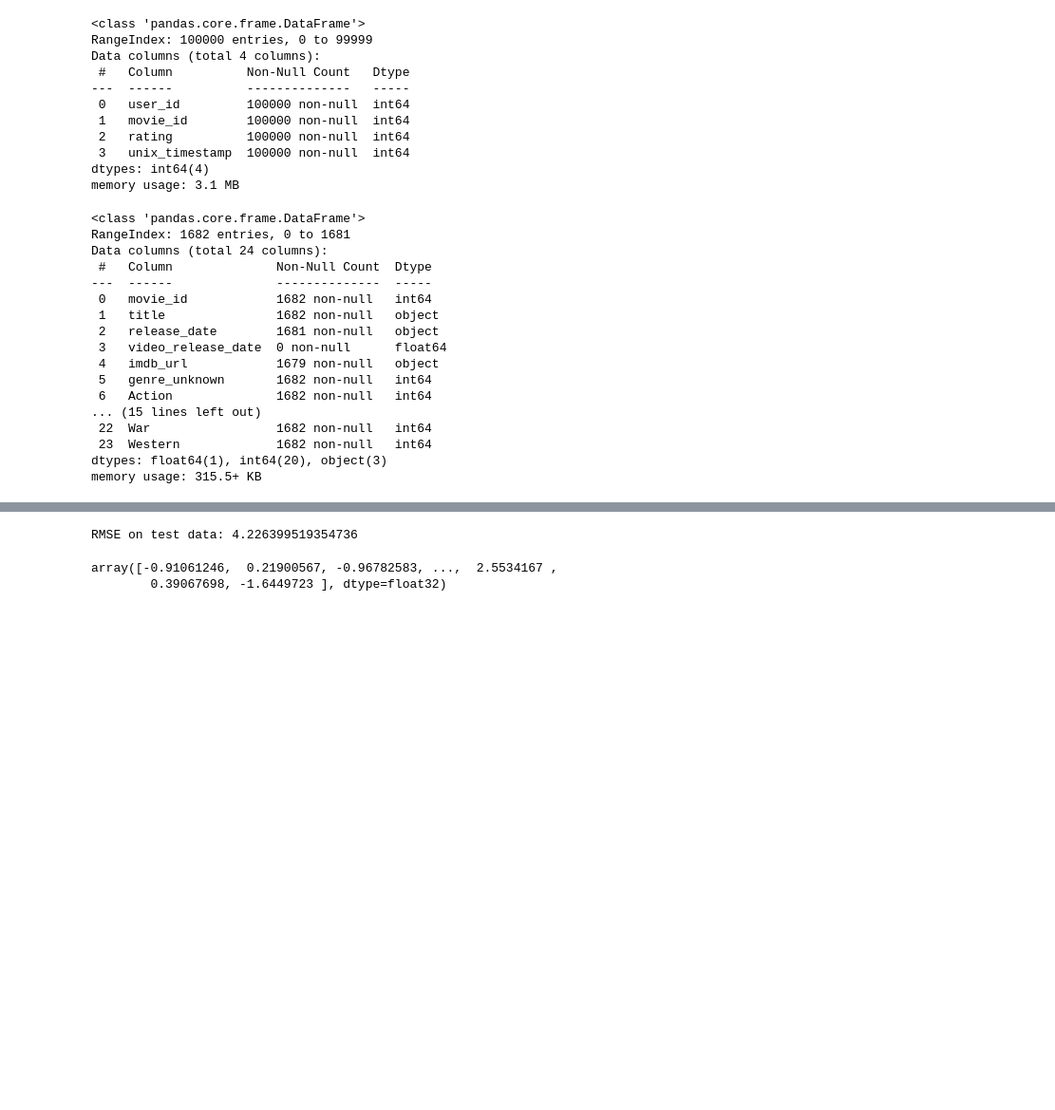
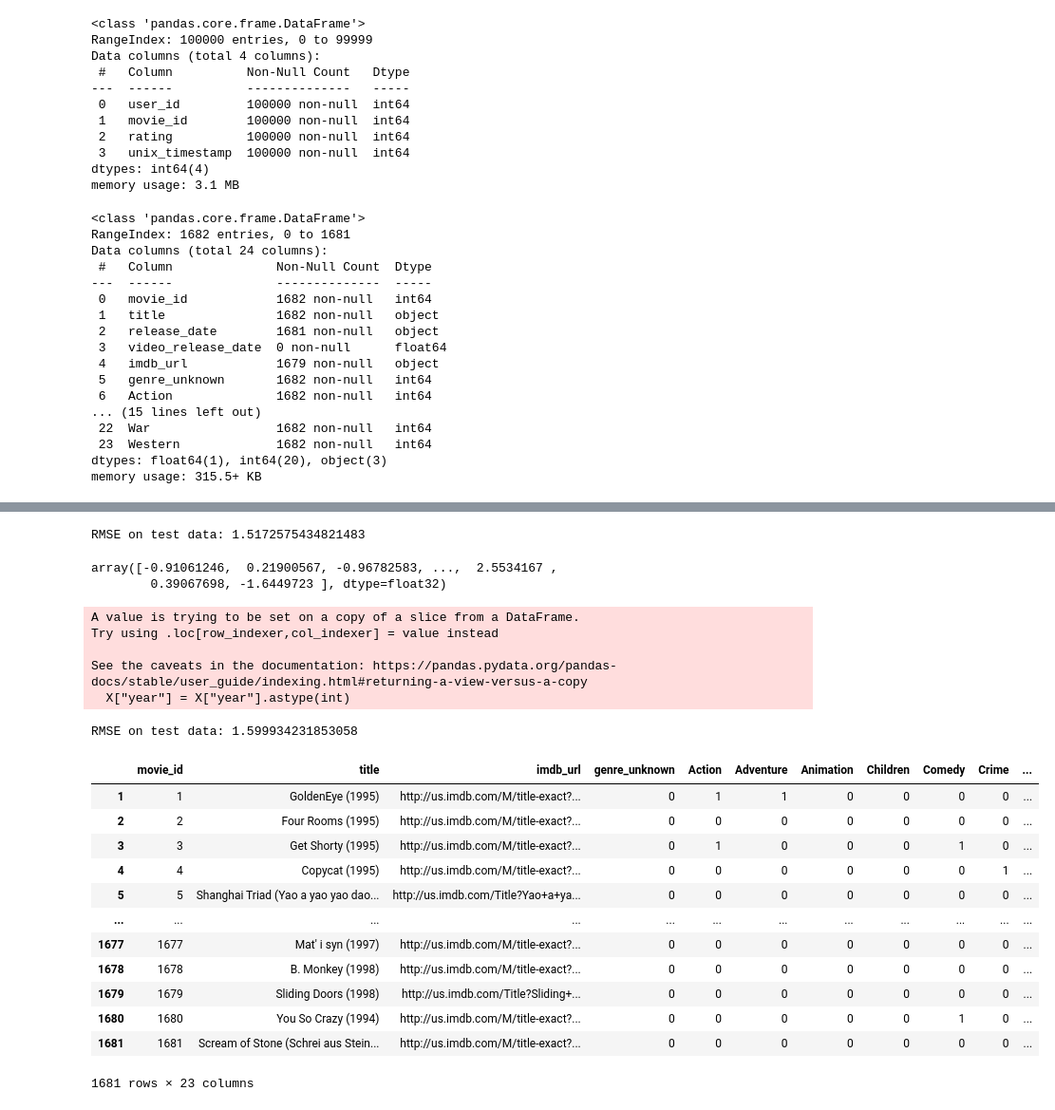
Before and after one commit to Kkhokho/Movie_Recommendation_System, a Jupyter notebook: Final_MF.ipynb, the cells around one changed output, grey strips where cells are left out. Shown: that part at 95% size. Saved outputs shown, nothing was run; the diff lists cells and outputs as text; code cells hidden in the pictures; blank space fills up the shorter version.

```diff
--- a/Final_MF.ipynb
+++ b/Final_MF.ipynb
@@ -275,13 +238,10 @@ for epoch in range(num_epochs):
         loss.backward()
         optimizer.step()
 # %%
-test_ratings = pd.read_csv("/content/drive/MyDrive/ml-100k/u5.test", sep='\t', names=["user_id", "movie_id", "rating", "timestamp"])
+test_ratings = pd.read_csv("/content/drive/MyDrive/ml-100k/u2.test", sep='\t', names=["user_id", "movie_id", "rating", "timestamp"])
+
 # Chuyển đổi chỉ mục cho dữ liệu kiểm thử
-movie_id_mapping = {movie_id: index for index, movie_id in enumerate(test_ratings["movie_id"].unique())}
-user_id_mapping = {user_id: index for index, user_id in enumerate(test_ratings["user_id"].unique())}
-test_ratings["movie_index"] = test_ratings["movie_id"].map(movie_id_mapping)
-test_ratings["user_index"] = test_ratings["user_id"].map(user_id_mapping)
-
+test_ratings = map_ids_to_indices(test_ratings)
 user_indices = torch.tensor(test_ratings["user_index"].values, dtype=torch.long)
 movie_indices = torch.tensor(test_ratings["movie_index"].values, dtype=torch.long)
 
@@ -293,7 +253,7 @@ from sklearn.metrics import mean_squared_error
 rmse = mean_squared_error(predicted_ratings, test_ratings["rating"], squared=False)
 print(f"RMSE on test data: {rmse}")
 # %% [output]
-RMSE on test data: 4.226399519354736
+RMSE on test data: 1.5172575434821483
 # %%
 predicted_ratings
 # %% [output]
@@ -301,0 +270,56 @@ array([-0.91061246,  0.21900567, -0.96782583, ...,  2.5534167 ,
+# %%
+users = pd.read_csv('/content/drive/MyDrive/ml-100k/u.user',sep='|', names=user_cols, encoding='latin-1')
+movies = pd.read_csv('/content/drive/MyDrive/ml-100k/u.item', sep='|', names=movies_cols, encoding='latin-1')
+train_data = pd.read_csv("/content/drive/MyDrive/ml-100k/u1.base", sep='\t', names=["user_id", "movie_id", "rating", "timestamp"])
+users["user_id"] = users["user_id"].astype(int)
+movies['release_date'] = movies['release_date'].fillna('0-0-0')
+# Since the ids start at 1, we shift them to start at 0
+users['user_id'] = users['user_id'].apply(lambda x: str(x-1))
+movies['movie_id'] = movies['movie_id'].apply(lambda x: str(x-1))
+movies['year'] = movies['release_date'].apply(lambda x: int(str(x).split('-')[-1]) if x != 'nan' else np.nan)
+movies = movies[movies['movie_id'] != '0']
+train_data = train_data[train_data['movie_id'] != '0']
+
+solve_newmovie(new_movie=new_movie,
+               users_data = users,
+               movies_data = movies,
+               ratings_data=train_data)
+# %% [output]
+A value is trying to be set on a copy of a slice from a DataFrame.
+Try using .loc[row_indexer,col_indexer] = value instead
+
+See the caveats in the documentation: https://pandas.pydata.org/pandas-docs/stable/user_guide/indexing.html#returning-a-view-versus-a-copy
+  X["year"] = X["year"].astype(int)
+# %%
+test_ratings = pd.read_csv("/content/drive/MyDrive/ml-100k/u1.test", sep='\t', names=["user_id", "movie_id", "rating", "timestamp"])
+# Chuyển đổi chỉ mục cho dữ liệu kiểm thử
+test_ratings = map_ids_to_indices(test_ratings)
+
+user_indices = torch.tensor(test_ratings["user_index"].values, dtype=torch.long)
+movie_indices = torch.tensor(test_ratings["movie_index"].values, dtype=torch.long)
+
+# Sử dụng mô hình để đưa ra dự đoán
+predicted_ratings = model(user_indices,movie_indices)
+predicted_ratings = predicted_ratings.detach().numpy()
+# So sánh dự đoán và giá trị thực tế
+from sklearn.metrics import mean_squared_error
+rmse = mean_squared_error(predicted_ratings, test_ratings["rating"], squared=False)
+print(f"RMSE on test data: {rmse}")
+# %% [output]
+RMSE on test data: 1.599934231853058
+# %%
+movies
+# %% [output]
+|  | movie_id | title | imdb_url | genre_unknown | Action | Adventure | Animation | Children | Comedy | Crime | ... |
+| 1 | 1 | GoldenEye (1995) | http://us.imdb.com/M/title-exact?... | 0 | 1 | 1 | 0 | 0 | 0 | 0 | ... |
+| 2 | 2 | Four Rooms (1995) | http://us.imdb.com/M/title-exact?... | 0 | 0 | 0 | 0 | 0 | 0 | 0 | ... |
+| 3 | 3 | Get Shorty (1995) | http://us.imdb.com/M/title-exact?... | 0 | 1 | 0 | 0 | 0 | 1 | 0 | ... |
+| 4 | 4 | Copycat (1995) | http://us.imdb.com/M/title-exact?... | 0 | 0 | 0 | 0 | 0 | 0 | 1 | ... |
+| 5 | 5 | Shanghai Triad (Yao a yao yao dao... | http://us.imdb.com/Title?Yao+a+ya... | 0 | 0 | 0 | 0 | 0 | 0 | 0 | ... |
+| ... | ... | ... | ... | ... | ... | ... | ... | ... | ... | ... | ... |
+| 1677 | 1677 | Mat' i syn (1997) | http://us.imdb.com/M/title-exact?... | 0 | 0 | 0 | 0 | 0 | 0 | 0 | ... |
+| 1678 | 1678 | B. Monkey (1998) | http://us.imdb.com/M/title-exact?... | 0 | 0 | 0 | 0 | 0 | 0 | 0 | ... |
+| 1679 | 1679 | Sliding Doors (1998) | http://us.imdb.com/Title?Sliding+... | 0 | 0 | 0 | 0 | 0 | 0 | 0 | ... |
+| 1680 | 1680 | You So Crazy (1994) | http://us.imdb.com/M/title-exact?... | 0 | 0 | 0 | 0 | 0 | 1 | 0 | ... |
+| 1681 | 1681 | Scream of Stone (Schrei aus Stein... | http://us.imdb.com/M/title-exact?... | 0 | 0 | 0 | 0 | 0 | 0 | 0 | ... |
+1681 rows × 23 columns
```
Also changed, not shown: parts of 12 cells of this notebook.
